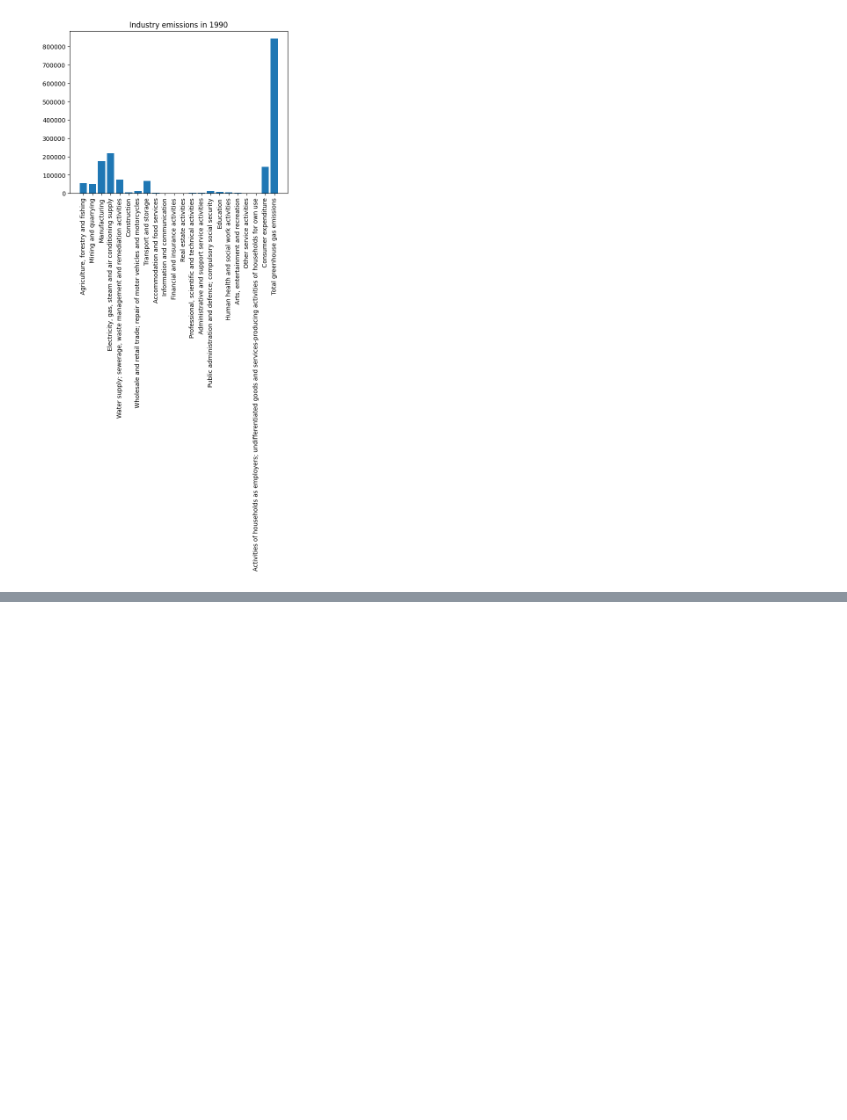
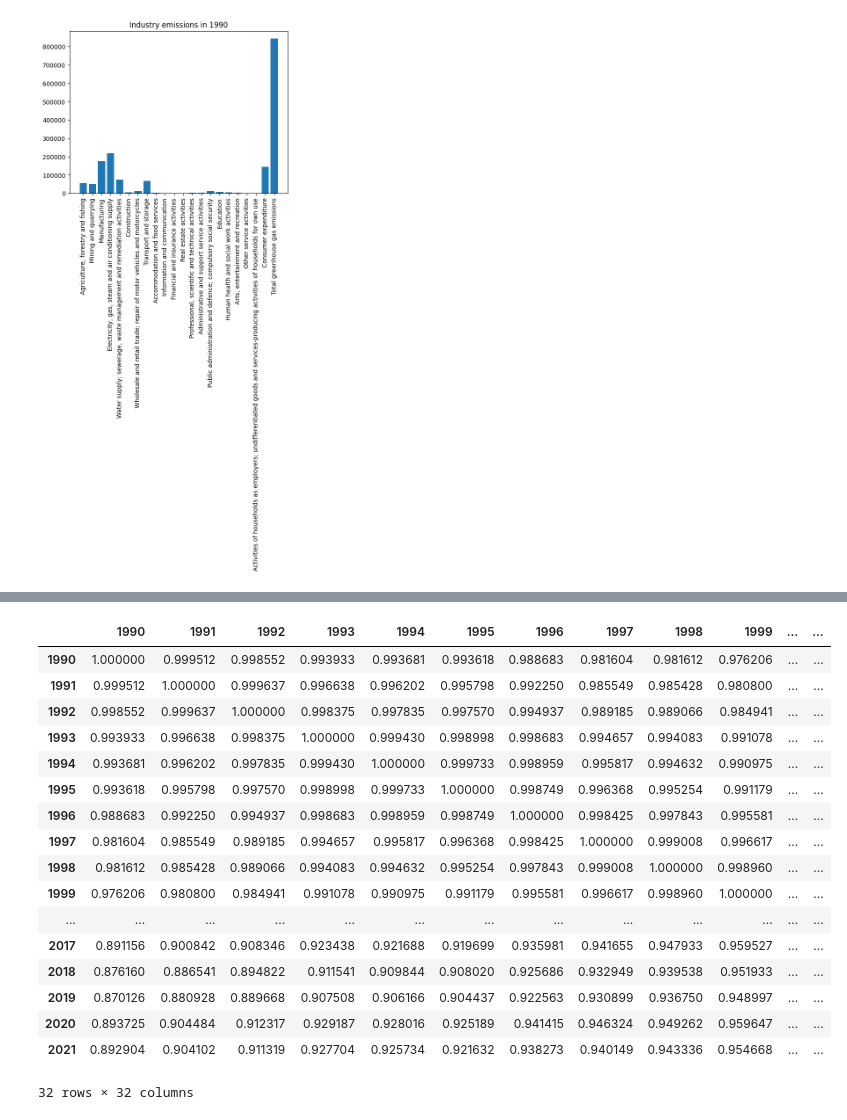
Before and after one commit to minervaliticia/Atmospheric_Emissions, a Jupyter notebook: Current_Analysis.ipynb, the cells around one changed output, grey strips where cells are left out. Cells and saved outputs as stored; diff of their text form; code cells hidden in the pictures; blank space fills up the shorter version.

```diff
--- a/Current_Analysis.ipynb
+++ b/Current_Analysis.ipynb
@@ -191,0 +427,21 @@ plt.show()
+# %%
+sample_df.corr()
+# %% [output]
+|  | 1990 | 1991 | 1992 | 1993 | 1994 | 1995 | 1996 | 1997 | 1998 | 1999 | ... | ... |
+| 1990 | 1.000000 | 0.999512 | 0.998552 | 0.993933 | 0.993681 | 0.993618 | 0.988683 | 0.981604 | 0.981612 | 0.976206 | ... | ... |
+| 1991 | 0.999512 | 1.000000 | 0.999637 | 0.996638 | 0.996202 | 0.995798 | 0.992250 | 0.985549 | 0.985428 | 0.980800 | ... | ... |
+| 1992 | 0.998552 | 0.999637 | 1.000000 | 0.998375 | 0.997835 | 0.997570 | 0.994937 | 0.989185 | 0.989066 | 0.984941 | ... | ... |
+| 1993 | 0.993933 | 0.996638 | 0.998375 | 1.000000 | 0.999430 | 0.998998 | 0.998683 | 0.994657 | 0.994083 | 0.991078 | ... | ... |
+| 1994 | 0.993681 | 0.996202 | 0.997835 | 0.999430 | 1.000000 | 0.999733 | 0.998959 | 0.995817 | 0.994632 | 0.990975 | ... | ... |
+| 1995 | 0.993618 | 0.995798 | 0.997570 | 0.998998 | 0.999733 | 1.000000 | 0.998749 | 0.996368 | 0.995254 | 0.991179 | ... | ... |
+| 1996 | 0.988683 | 0.992250 | 0.994937 | 0.998683 | 0.998959 | 0.998749 | 1.000000 | 0.998425 | 0.997843 | 0.995581 | ... | ... |
+| 1997 | 0.981604 | 0.985549 | 0.989185 | 0.994657 | 0.995817 | 0.996368 | 0.998425 | 1.000000 | 0.999008 | 0.996617 | ... | ... |
+| 1998 | 0.981612 | 0.985428 | 0.989066 | 0.994083 | 0.994632 | 0.995254 | 0.997843 | 0.999008 | 1.000000 | 0.998960 | ... | ... |
+| 1999 | 0.976206 | 0.980800 | 0.984941 | 0.991078 | 0.990975 | 0.991179 | 0.995581 | 0.996617 | 0.998960 | 1.000000 | ... | ... |
+| ... | ... | ... | ... | ... | ... | ... | ... | ... | ... | ... | ... | ... |
+| 2017 | 0.891156 | 0.900842 | 0.908346 | 0.923438 | 0.921688 | 0.919699 | 0.935981 | 0.941655 | 0.947933 | 0.959527 | ... | ... |
+| 2018 | 0.876160 | 0.886541 | 0.894822 | 0.911541 | 0.909844 | 0.908020 | 0.925686 | 0.932949 | 0.939538 | 0.951933 | ... | ... |
+| 2019 | 0.870126 | 0.880928 | 0.889668 | 0.907508 | 0.906166 | 0.904437 | 0.922563 | 0.930899 | 0.936750 | 0.948997 | ... | ... |
+| 2020 | 0.893725 | 0.904484 | 0.912317 | 0.929187 | 0.928016 | 0.925189 | 0.941415 | 0.946324 | 0.949262 | 0.959647 | ... | ... |
+| 2021 | 0.892904 | 0.904102 | 0.911319 | 0.927704 | 0.925734 | 0.921632 | 0.938273 | 0.940149 | 0.943336 | 0.954668 | ... | ... |
+32 rows × 32 columns
```
Also changed, not shown: parts of 38 cells of this notebook.
